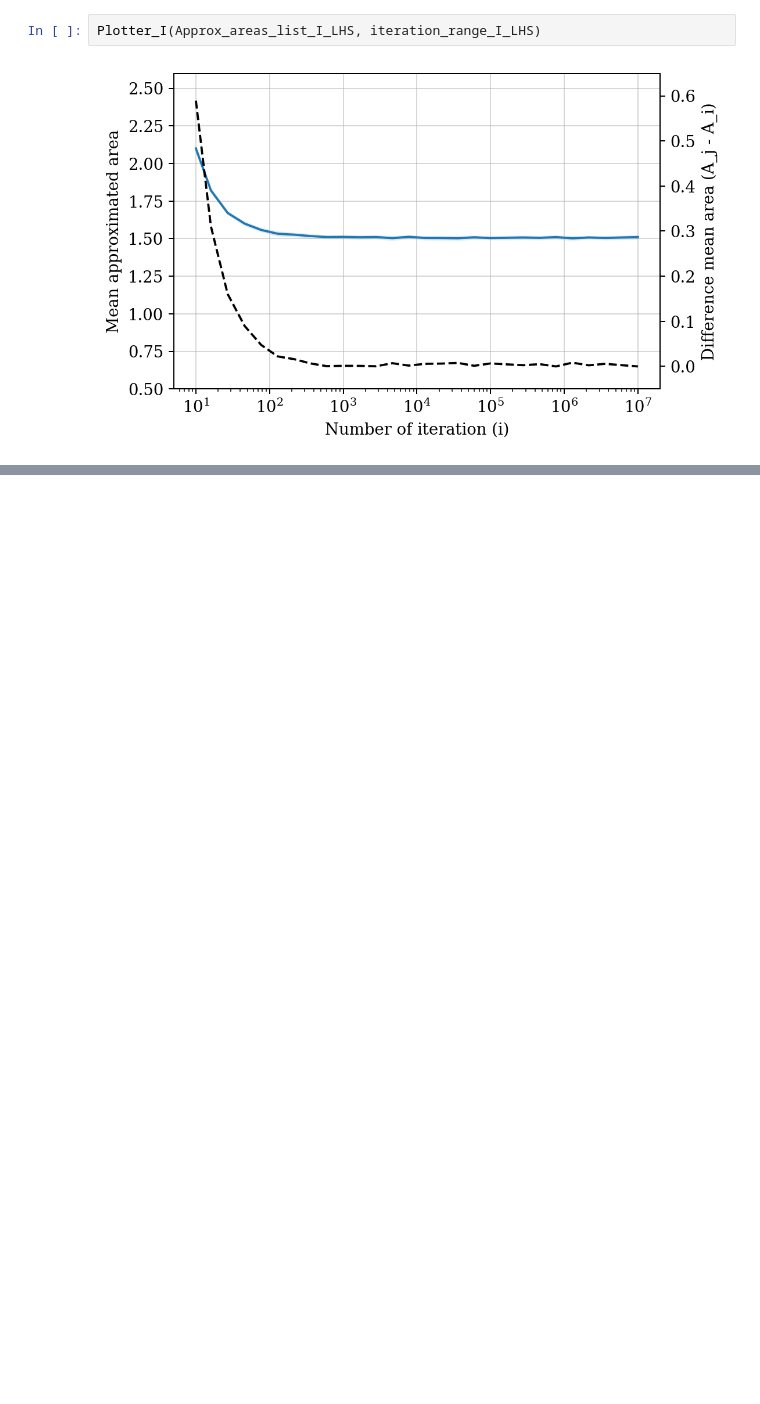
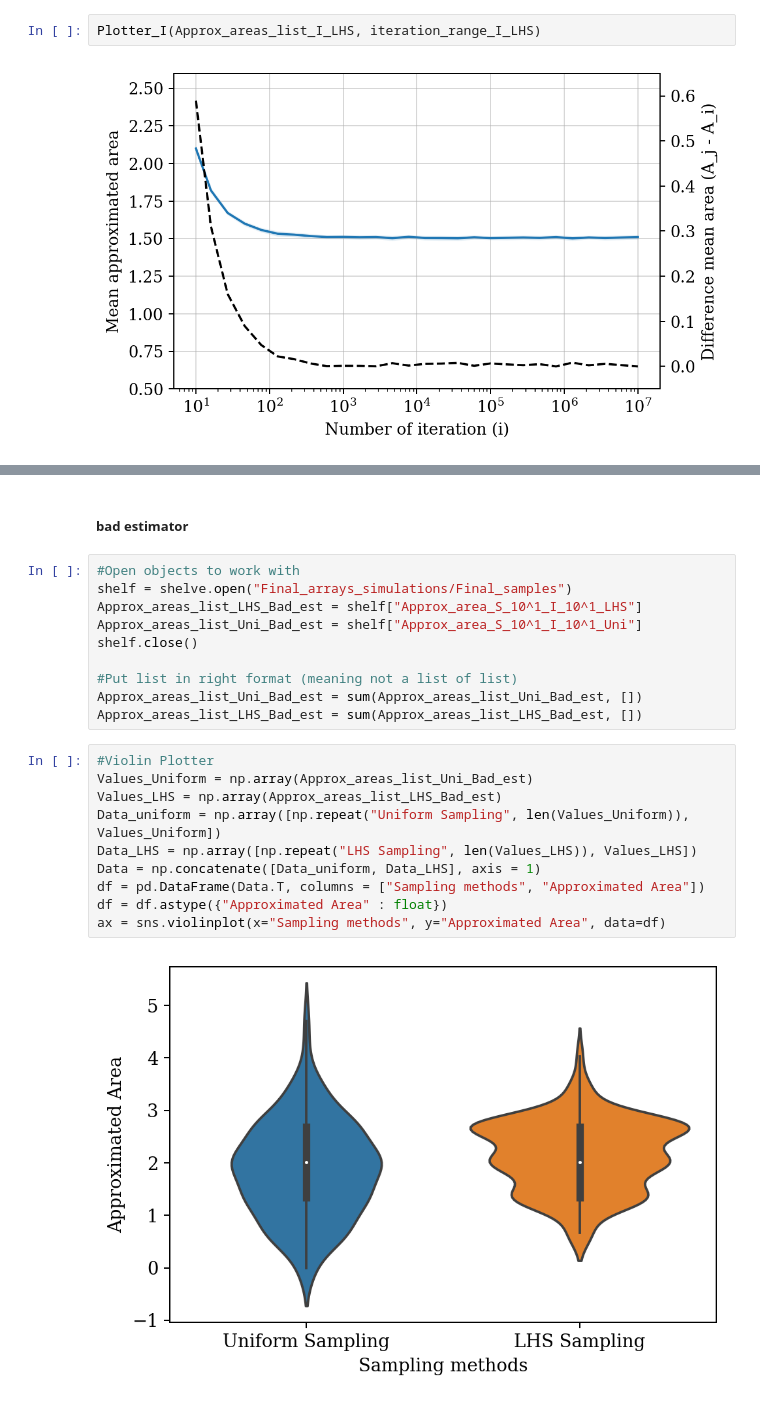
Before and after one commit to soudy/stoch-simulation-assignment1, a Jupyter notebook: notebooks/Mandelbrot_Monte_Carlo.ipynb, the cells around one changed output, grey strips where cells are left out. Cells and saved outputs as stored; diff of their text form; blank space fills up the shorter version.

```diff
--- a/notebooks/Mandelbrot_Monte_Carlo.ipynb
+++ b/notebooks/Mandelbrot_Monte_Carlo.ipynb
@@ -410,0 +510,24 @@ ax = sns.violinplot(x="Sample_method", y="Values", data=df)
+# %% [markdown]
+##### bad estimator
+# %%
+#Open objects to work with
+shelf = shelve.open("Final_arrays_simulations/Final_samples")
+Approx_areas_list_LHS_Bad_est = shelf["Approx_area_S_10^1_I_10^1_LHS"]
+Approx_areas_list_Uni_Bad_est = shelf["Approx_area_S_10^1_I_10^1_Uni"]
+shelf.close()
+
+#Put list in right format (meaning not a list of list)
+Approx_areas_list_Uni_Bad_est = sum(Approx_areas_list_Uni_Bad_est, [])
+Approx_areas_list_LHS_Bad_est = sum(Approx_areas_list_LHS_Bad_est, [])
+# %%
+#Violin Plotter
+Values_Uniform = np.array(Approx_areas_list_Uni_Bad_est)
+Values_LHS = np.array(Approx_areas_list_LHS_Bad_est)
+Data_uniform = np.array([np.repeat("Uniform Sampling", len(Values_Uniform)), Values_Uniform])
+Data_LHS = np.array([np.repeat("LHS Sampling", len(Values_LHS)), Values_LHS])
+Data = np.concatenate([Data_uniform, Data_LHS], axis = 1)
+df = pd.DataFrame(Data.T, columns = ["Sampling methods", "Approximated Area"])
+df = df.astype({"Approximated Area" : float})
+ax = sns.violinplot(x="Sampling methods", y="Approximated Area", data=df)
+# %% [output]
+[figure, added]
```
Also changed, not shown: parts of 14 cells of this notebook, 3 other files.
